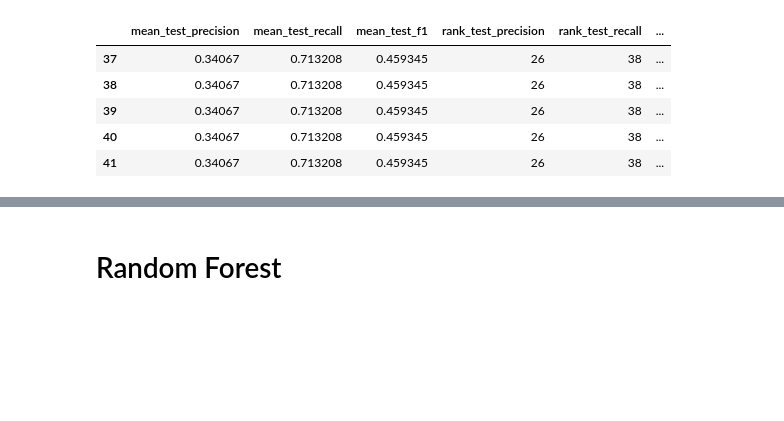
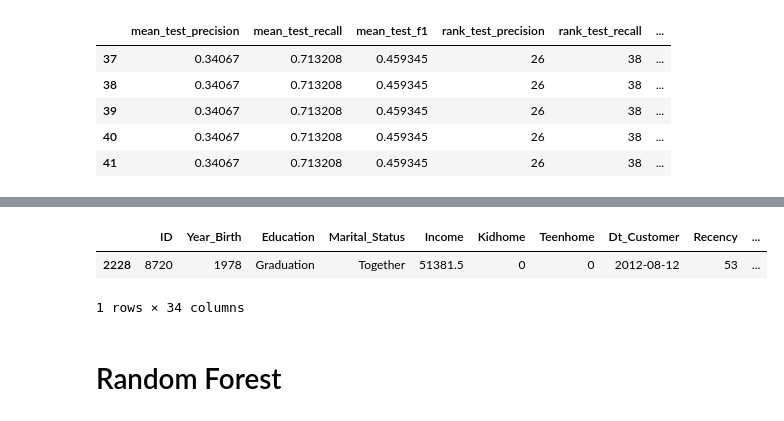
Before and after one commit to kaif-00/ML-model-practice, a Jupyter notebook: prac_model2.ipynb, the cells around one changed output, grey strips where cells are left out. Cells and saved outputs as stored; diff of their text form; code cells hidden in the pictures; blank space fills up the shorter version.

```diff
--- a/prac_model2.ipynb
+++ b/prac_model2.ipynb
@@ -243,3 +288,11 @@ dff[(dff['rank_test_f1'] == 1)][['mean_test_precision','mean_test_recall','mean_
+# %%
+df1_1[df1_1['Income'] > 600000]
+# df1_1.drop([2233,2228],axis=0,inplace=True)
+df1_1[df1_1['SpendPerPurchase'] > 800]
+# %% [output]
+|  | ID | Year_Birth | Education | Marital_Status | Income | Kidhome | Teenhome | Dt_Customer | Recency | ... |
+| 2228 | 8720 | 1978 | Graduation | Together | 51381.5 | 0 | 0 | 2012-08-12 | 53 | ... |
+1 rows × 34 columns
 # %% [markdown]
 # Random Forest
 # %%
```
Also changed, not shown: parts of 8 cells of this notebook.
